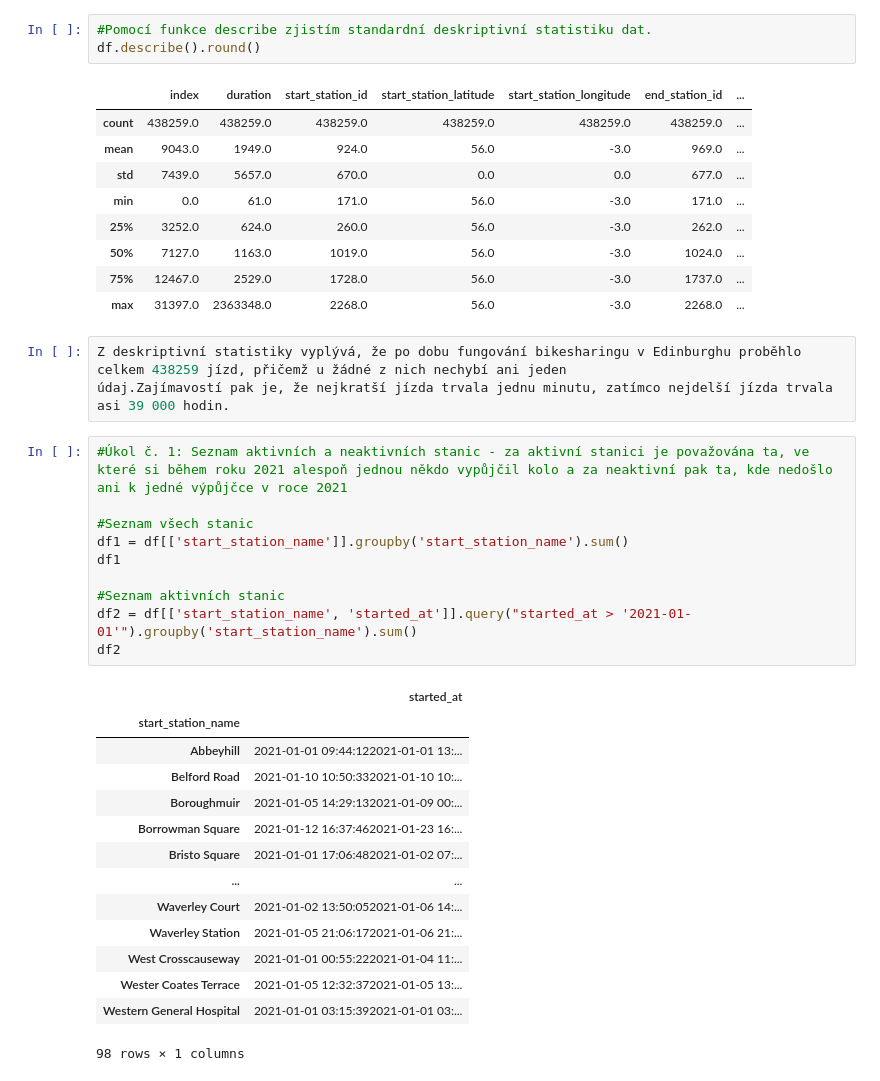
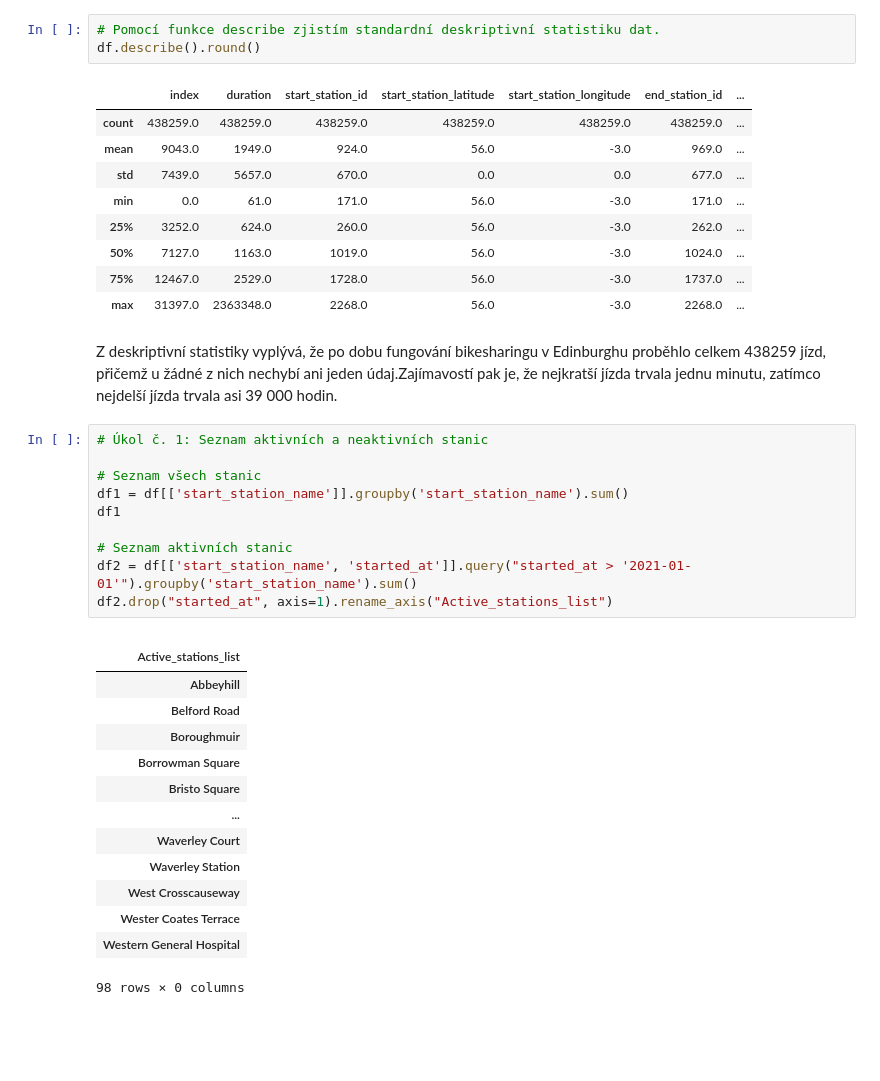
Before and after one commit to MartinHans1/Python-Edinburgh-bike-sharing-case-study, a Jupyter notebook: Python_projekt.ipynb, the cells around one changed output. Saved outputs shown, nothing was run; the diff lists cells and outputs as text; blank space fills up the shorter version.

```diff
--- a/Python_projekt.ipynb
+++ b/Python_projekt.ipynb
@@ -71,5 +71,5 @@ df['date'] = df.started_at.dt.date
 # %%
-#Pomocí funkce describe zjistím standardní deskriptivní statistiku dat.
+# Pomocí funkce describe zjistím standardní deskriptivní statistiku dat.
 df.describe().round()
 # %% [output]
 |  | index | duration | start_station_id | start_station_latitude | start_station_longitude | end_station_id | ... |
@@ -81,32 +81,31 @@ df.describe().round()
 | 50% | 7127.0 | 1163.0 | 1019.0 | 56.0 | -3.0 | 1024.0 | ... |
 | 75% | 12467.0 | 2529.0 | 1728.0 | 56.0 | -3.0 | 1737.0 | ... |
 | max | 31397.0 | 2363348.0 | 2268.0 | 56.0 | -3.0 | 2268.0 | ... |
-# %%
-Z deskriptivní statistiky vyplývá, že po dobu fungování bikesharingu v Edinburghu proběhlo celkem 438259 jízd, přičemž u žádné z nich nechybí ani jeden
-údaj.Zajímavostí pak je, že nejkratší jízda trvala jednu minutu, zatímco nejdelší jízda trvala asi 39 000 hodin.
+# %% [markdown]
+Z deskriptivní statistiky vyplývá, že po dobu fungování bikesharingu v Edinburghu proběhlo celkem 438259 jízd, přičemž u žádné z nich nechybí ani jeden údaj.Zajímavostí pak je, že nejkratší jízda trvala jednu minutu, zatímco nejdelší jízda trvala asi 39 000 hodin.
 # %%
-#Úkol č. 1: Seznam aktivních a neaktivních stanic - za aktivní stanici je považována ta, ve které si během roku 2021 alespoň jednou někdo vypůjčil kolo a za neaktivní pak ta, kde nedošlo ani k jedné výpůjčce v roce 2021
+# Úkol č. 1: Seznam aktivních a neaktivních stanic
 
-#Seznam všech stanic
+# Seznam všech stanic
 df1 = df[['start_station_name']].groupby('start_station_name').sum()
 df1
 
-#Seznam aktivních stanic
+# Seznam aktivních stanic
 df2 = df[['start_station_name', 'started_at']].query("started_at > '2021-01-01'").groupby('start_station_name').sum()
-df2
+df2.drop("started_at", axis=1).rename_axis("Active_stations_list")
 # %% [output]
-|  | started_at |
-| start_station_name |  |
-| Abbeyhill | 2021-01-01 09:44:122021-01-01 13:... |
-| Belford Road | 2021-01-10 10:50:332021-01-10 10:... |
-| Boroughmuir | 2021-01-05 14:29:132021-01-09 00:... |
-| Borrowman Square | 2021-01-12 16:37:462021-01-23 16:... |
-| Bristo Square | 2021-01-01 17:06:482021-01-02 07:... |
-| ... | ... |
-| Waverley Court | 2021-01-02 13:50:052021-01-06 14:... |
-| Waverley Station | 2021-01-05 21:06:172021-01-06 21:... |
-| West Crosscauseway | 2021-01-01 00:55:222021-01-04 11:... |
-| Wester Coates Terrace | 2021-01-05 12:32:372021-01-05 13:... |
-| Western General Hospital | 2021-01-01 03:15:392021-01-01 03:... |
+|  |
+| Active_stations_list |
+| Abbeyhill |
+| Belford Road |
+| Boroughmuir |
+| Borrowman Square |
+| Bristo Square |
+| ... |
+| Waverley Court |
+| Waverley Station |
+| West Crosscauseway |
+| Wester Coates Terrace |
+| Western General Hospital |
-98 rows × 1 columns
+98 rows × 0 columns
 # %%
```
Also changed, not shown: parts of 50 cells of this notebook.
